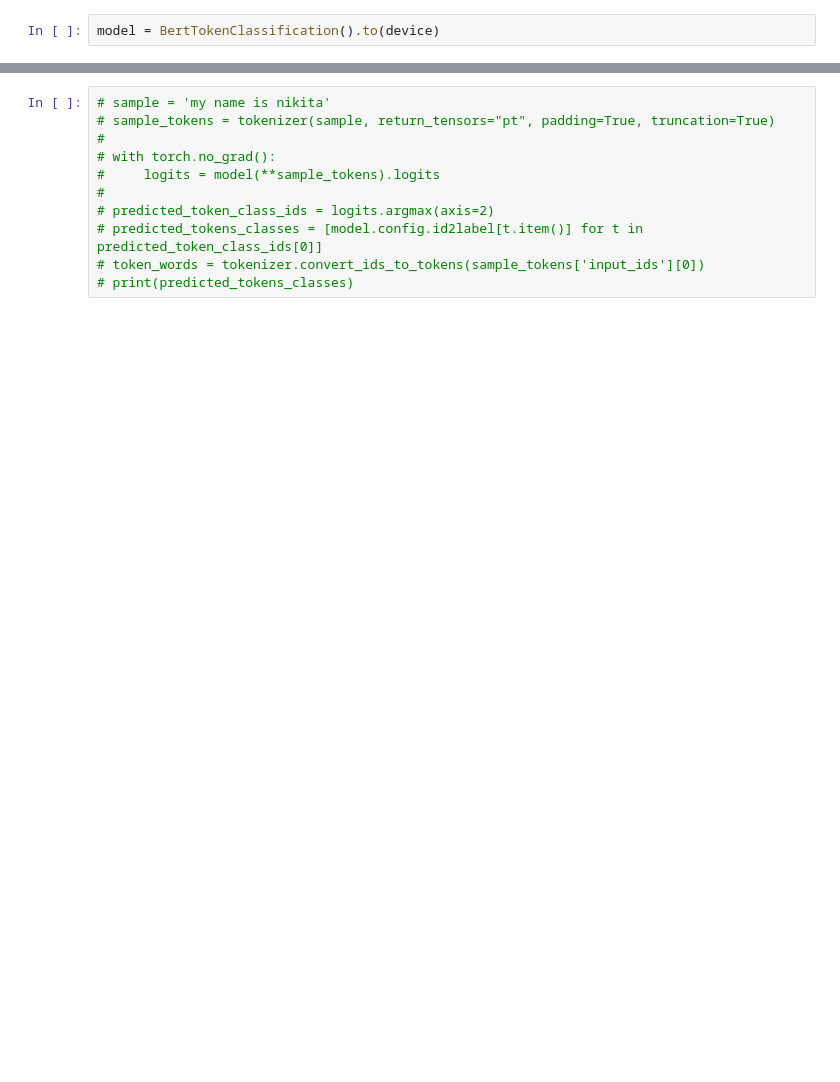
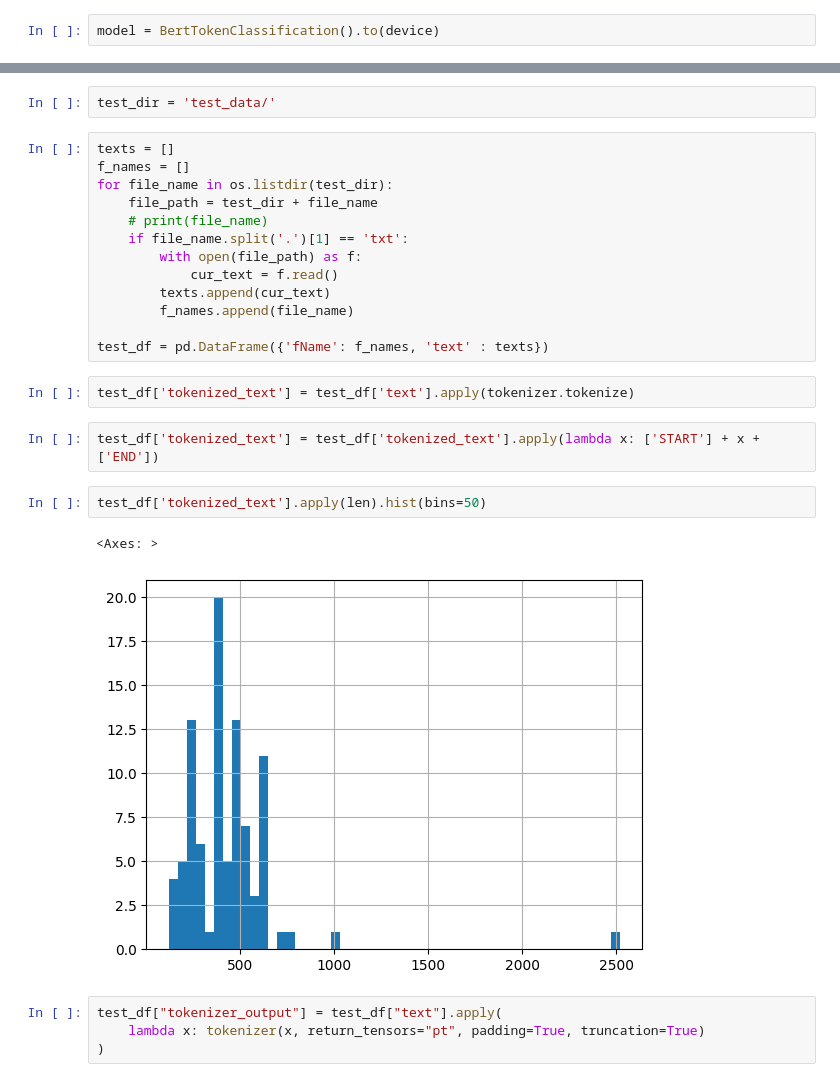
Before and after one commit to naryst/NER_russian_BERT, a Jupyter notebook: training.ipynb, the cells around one changed output, grey strips where cells are left out. Cells and saved outputs as stored; diff of their text form; blank space fills up the shorter version.

```diff
--- a/training.ipynb
+++ b/training.ipynb
@@ -378,11 +463,28 @@ train_loop(model, train_data, val_data)
-# %%
-# sample = 'my name is nikita'
-# sample_tokens = tokenizer(sample, return_tensors="pt", padding=True, truncation=True)
-#
-# with torch.no_grad():
-#     logits = model(**sample_tokens).logits
-#
-# predicted_token_class_ids = logits.argmax(axis=2)
-# predicted_tokens_classes = [model.config.id2label[t.item()] for t in predicted_token_class_ids[0]]
-# token_words = tokenizer.convert_ids_to_tokens(sample_tokens['input_ids'][0])
-# print(predicted_tokens_classes)
+# %%
+test_dir = 'test_data/'
+# %%
+texts = []
+f_names = []
+for file_name in os.listdir(test_dir):
+    file_path = test_dir + file_name
+    # print(file_name)
+    if file_name.split('.')[1] == 'txt':
+        with open(file_path) as f:
+            cur_text = f.read()
+        texts.append(cur_text)
+        f_names.append(file_name)
+
+test_df = pd.DataFrame({'fName': f_names, 'text' : texts})
+# %%
+test_df['tokenized_text'] = test_df['text'].apply(tokenizer.tokenize)
+# %%
+test_df['tokenized_text'] = test_df['tokenized_text'].apply(lambda x: ['START'] + x + ['END'])
+# %%
+test_df['tokenized_text'].apply(len).hist(bins=50)
+# %% [output]
+<Axes: >
+[figure, added]
+# %%
+test_df["tokenizer_output"] = test_df["text"].apply(
+    lambda x: tokenizer(x, return_tensors="pt", padding=True, truncation=True)
+)
```
Also changed, not shown: parts of 22 cells of this notebook.
